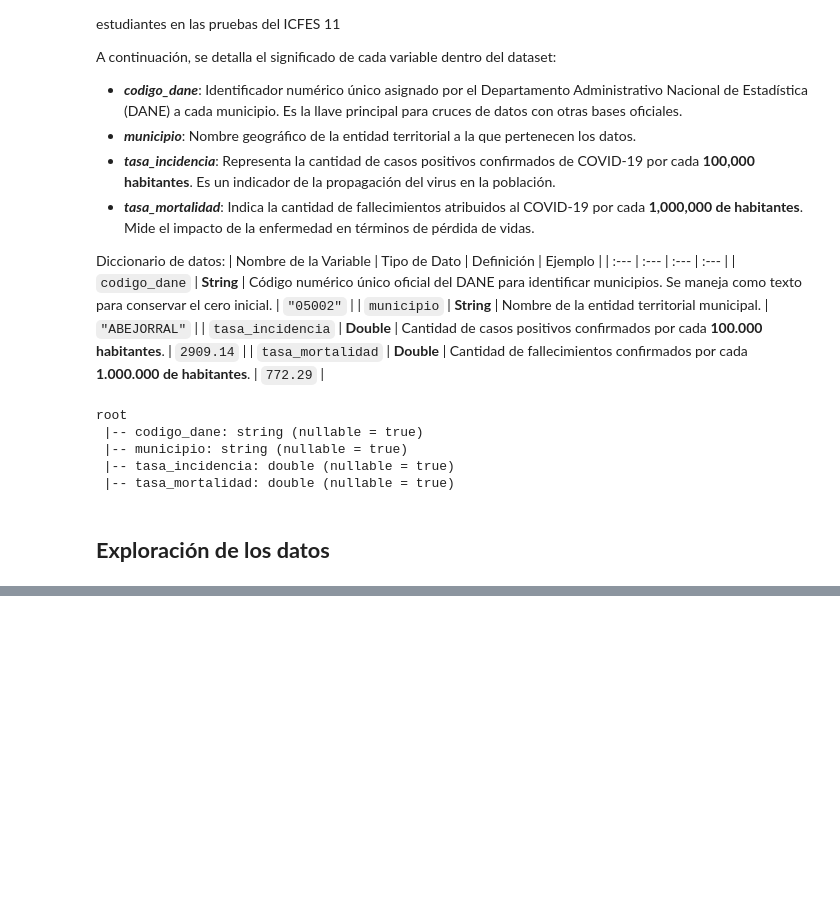
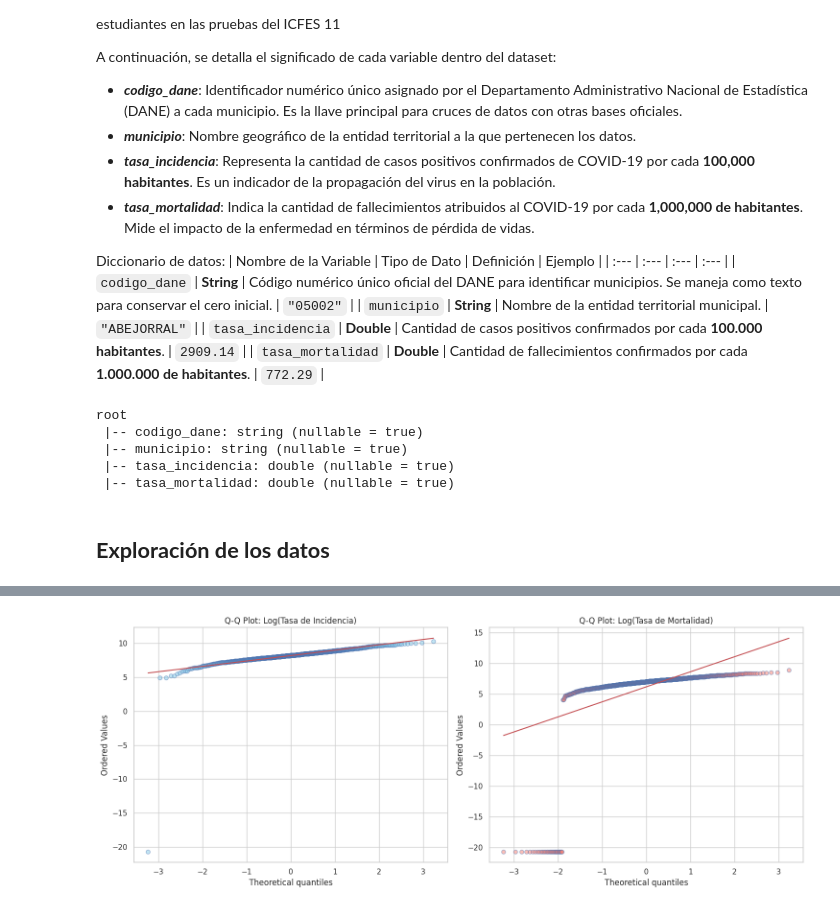
Before and after one commit to Exmator/proyecto_procesamiento, a Jupyter notebook: notebooks/analisis_exploratorio_covid_municipio.ipynb, the cells around one changed output, grey strips where cells are left out. Drawn from its saved outputs; the diff is of its cells as text; code cells hidden in the pictures; blank space fills up the shorter version.

```diff
--- a/notebooks/analisis_exploratorio_covid_municipio.ipynb
+++ b/notebooks/analisis_exploratorio_covid_municipio.ipynb
@@ -129,0 +193,20 @@ print(f"El coeficiente de correlación de Pearson es: {correlacion}")
+# %%
+# Dibujo de graficos QQ plot para visualización de normalidad
+fig, (ax1, ax2) = plt.subplots(1, 2, figsize=(15, 6))
+
+# --- Q-Q Plot Incidencia ---
+stats.probplot(incidencia_log, dist="norm", plot=ax1)
+ax1.set_title('Q-Q Plot: Log(Tasa de Incidencia)')
+ax1.get_lines()[0].set_markerfacecolor('skyblue') # Color de los puntos
+ax1.get_lines()[0].set_alpha(0.5)
+
+# --- Q-Q Plot Mortalidad ---
+stats.probplot(mortalidad_log, dist="norm", plot=ax2)
+ax2.set_title('Q-Q Plot: Log(Tasa de Mortalidad)')
+ax2.get_lines()[0].set_markerfacecolor('salmon') # Color de los puntos
+ax2.get_lines()[0].set_alpha(0.5)
+
+plt.tight_layout()
+plt.show()
+# %% [output]
+[figure, added]
```
Also changed, not shown: parts of 17 cells of this notebook.
